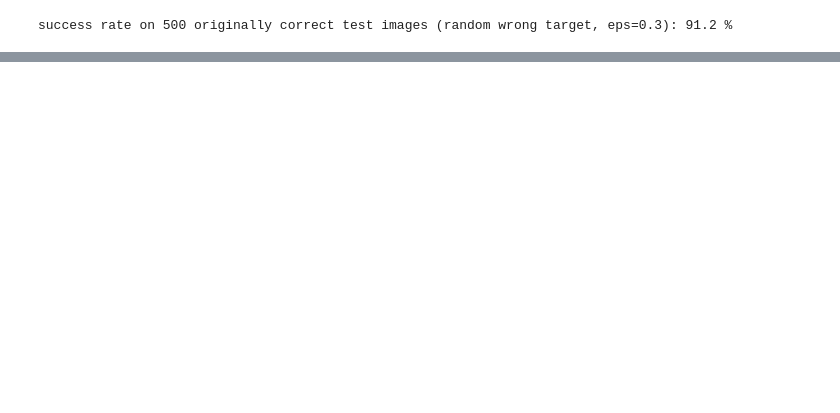
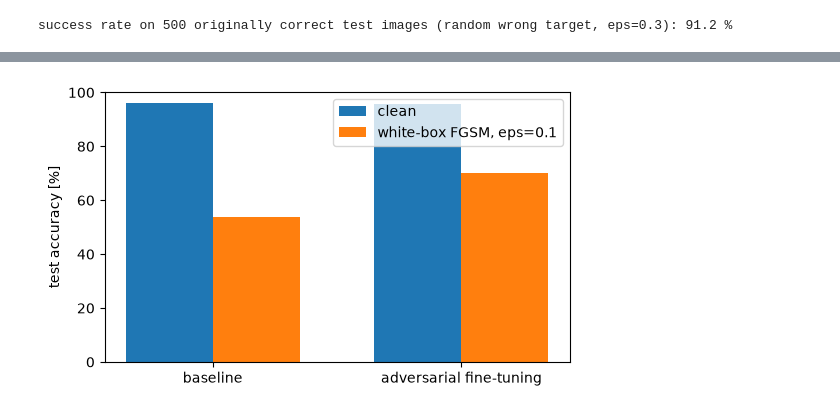
Before and after one commit to NightingaleCen/FMNN25, a Jupyter notebook: project2/project2.ipynb, the cells around one changed output, grey strips where cells are left out. Saved outputs shown, nothing was run; the diff lists cells and outputs as text; code cells hidden in the pictures; blank space fills up the shorter version.

```diff
--- a/project2/project2.ipynb
+++ b/project2/project2.ipynb
@@ -449,0 +813,31 @@ success rate on 500 originally correct test images (random wrong target, eps=0.3
+# %%
+robust_tuned = Network([784, 30, 10], seed=42,
+                       activations="sigmoid", loss="quadratic")
+robust_tuned.weights = [W.copy() for W in onehot_net.weights]
+robust_tuned_history = robust_tuned.sgd(
+    (X_train_augmented, Y_train_augmented), 10,
+    COMPARE_BATCH_SIZE, 1.0,
+    validation_data=(X_val, y_val))
+X_test_attacked_tuned = fgsm_from_targets(
+    robust_tuned, X_test, Y_test_onehot, ATTACK_EPS)
+print("clean", robust_tuned.evaluate(X_test, y_test) / len(y_test))
+print("fgsm", robust_tuned.evaluate(X_test_attacked_tuned, y_test) / len(y_test))
+
+clean_tuned = robust_tuned.evaluate(X_test, y_test) / len(y_test)
+attacked_tuned = robust_tuned.evaluate(X_test_attacked_tuned, y_test) / len(y_test)
+print("\nmodel          clean test accuracy   white-box FGSM accuracy")
+print(f"baseline       {100 * clean_baseline:18.2f}% {100 * attacked_baseline:24.2f}%")
+print(f"fine-tuned     {100 * clean_tuned:18.2f}% {100 * attacked_tuned:24.2f}%")
+
+plt.figure(figsize=(6, 3.5))
+plt.bar(x_position - width / 2,
+        [100 * clean_baseline, 100 * clean_tuned], width, label="clean")
+plt.bar(x_position + width / 2,
+        [100 * attacked_baseline, 100 * attacked_tuned], width,
+        label=f"white-box FGSM, eps={ATTACK_EPS}")
+plt.xticks(x_position, ["baseline", "adversarial fine-tuning"])
+plt.ylabel("test accuracy [%]")
+plt.ylim(0, 100)
+plt.legend()
+plt.show()
+# %% [output]
@@ -449,0 +860 @@ success rate on 500 originally correct test images (random wrong target, eps=0.3
+[figure, added]
```
Also changed, not shown: parts of 14 cells of this notebook.
